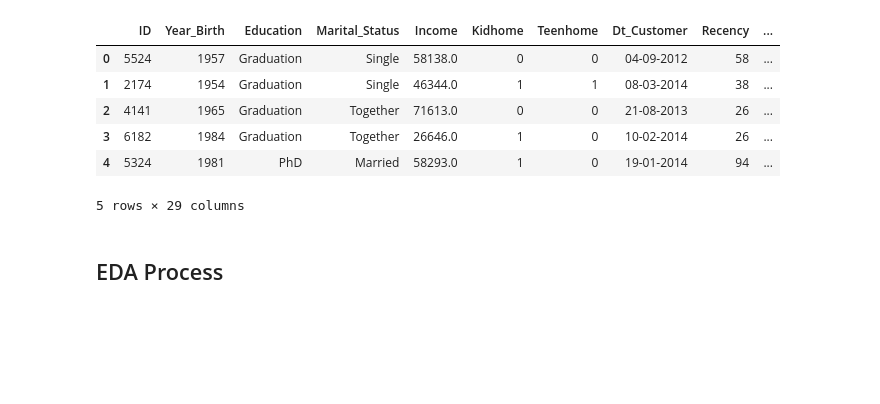
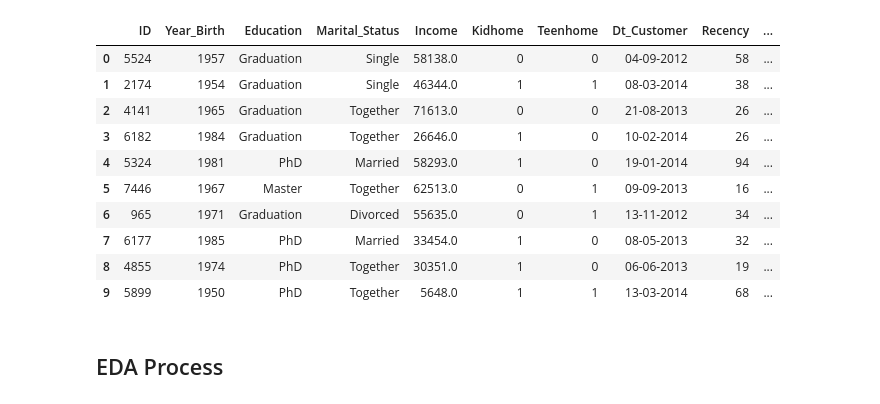
Before and after one commit to shafnybuilds/customer-segmentation-CSAIML, a Jupyter notebook: scripts/main.ipynb, the cells around one changed output. Drawn from its saved outputs; the diff is of its cells as text; code cells hidden in the pictures; blank space fills up the shorter version.

```diff
--- a/scripts/main.ipynb
+++ b/scripts/main.ipynb
@@ -5,14 +8,20 @@ import matplotlib.pyplot as plt
+# %%
+pd.set_option("display.max_columns", None)
 # %%
 df = pd.read_csv("../data/marketing_campaign.csv", sep='\t')
-df.head()
+df.head(10)
 # %% [output]
 |  | ID | Year_Birth | Education | Marital_Status | Income | Kidhome | Teenhome | Dt_Customer | Recency | ... |
 | 0 | 5524 | 1957 | Graduation | Single | 58138.0 | 0 | 0 | 04-09-2012 | 58 | ... |
 | 1 | 2174 | 1954 | Graduation | Single | 46344.0 | 1 | 1 | 08-03-2014 | 38 | ... |
 | 2 | 4141 | 1965 | Graduation | Together | 71613.0 | 0 | 0 | 21-08-2013 | 26 | ... |
 | 3 | 6182 | 1984 | Graduation | Together | 26646.0 | 1 | 0 | 10-02-2014 | 26 | ... |
 | 4 | 5324 | 1981 | PhD | Married | 58293.0 | 1 | 0 | 19-01-2014 | 94 | ... |
+| 5 | 7446 | 1967 | Master | Together | 62513.0 | 0 | 1 | 09-09-2013 | 16 | ... |
+| 6 | 965 | 1971 | Graduation | Divorced | 55635.0 | 0 | 1 | 13-11-2012 | 34 | ... |
+| 7 | 6177 | 1985 | PhD | Married | 33454.0 | 1 | 0 | 08-05-2013 | 32 | ... |
+| 8 | 4855 | 1974 | PhD | Together | 30351.0 | 1 | 0 | 06-06-2013 | 19 | ... |
+| 9 | 5899 | 1950 | PhD | Together | 5648.0 | 1 | 1 | 13-03-2014 | 68 | ... |
-5 rows × 29 columns
 # %% [markdown]
 ## EDA Process
 # %% [markdown]
```
Also changed, not shown: parts of 27 cells of this notebook, 3 other files.
